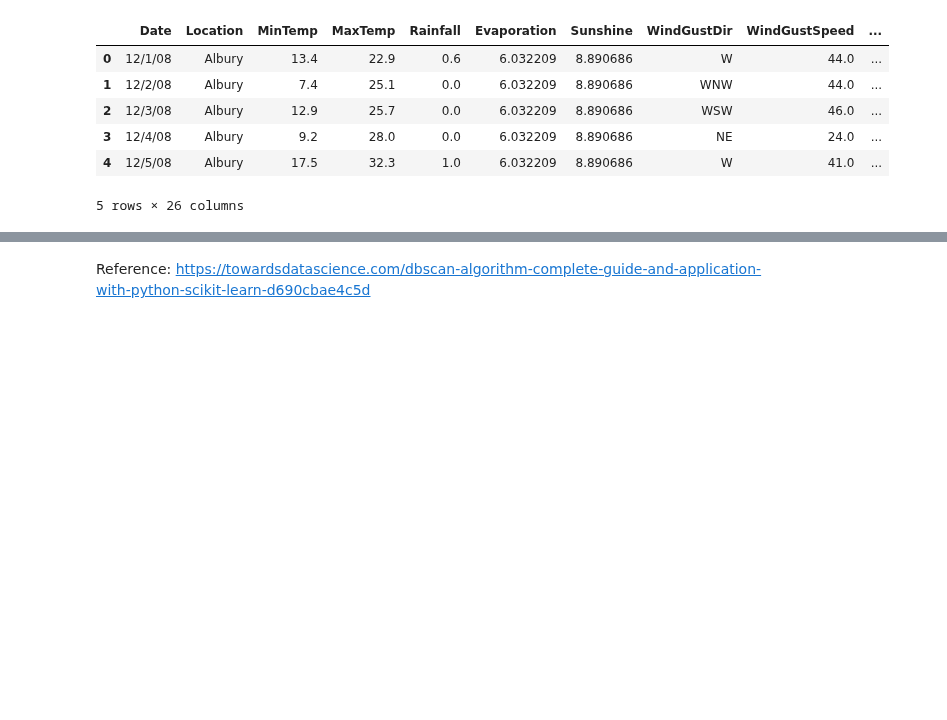
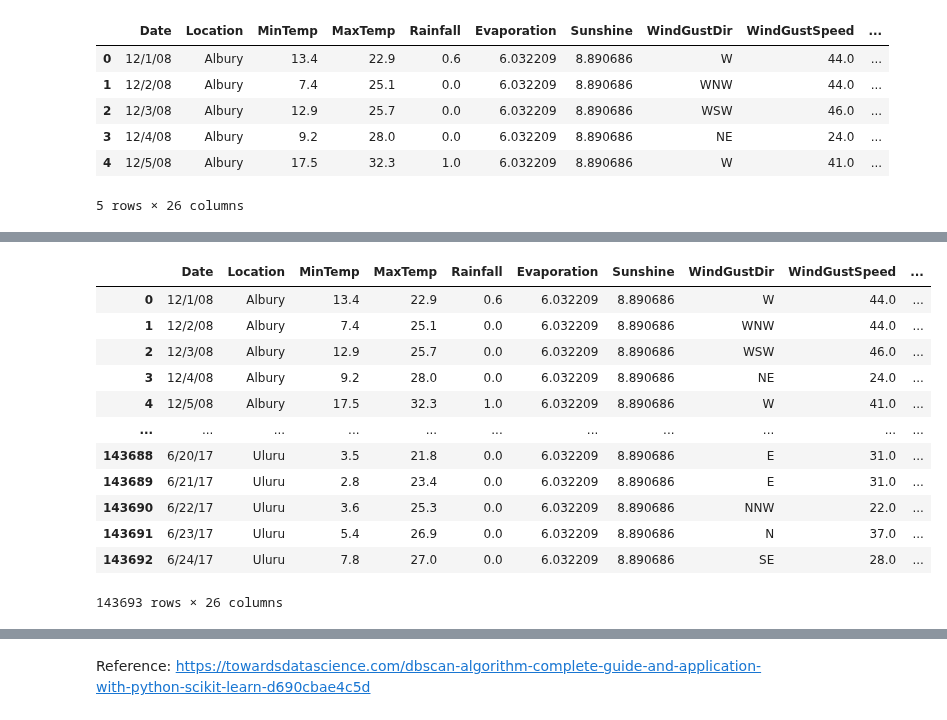
Before and after one commit to ravisiv/AussieWeatherEDA, a Jupyter notebook: Lab3_Group3_Chowdhury_Mittal_Srivastava_Sivaraman.ipynb, the cells around one changed output, grey strips where cells are left out. Drawn from its saved outputs; the diff is of its cells as text; code cells hidden in the pictures; blank space fills up the shorter version.

```diff
--- a/Lab3_Group3_Chowdhury_Mittal_Srivastava_Sivaraman.ipynb
+++ b/Lab3_Group3_Chowdhury_Mittal_Srivastava_Sivaraman.ipynb
@@ -1136,0 +1105,16 @@ ModuleNotFoundError: No module named 'mpl_toolkits.basemap'
+# %%
+df_geo
+# %% [output]
+|  | Date | Location | MinTemp | MaxTemp | Rainfall | Evaporation | Sunshine | WindGustDir | WindGustSpeed | ... |
+| 0 | 12/1/08 | Albury | 13.4 | 22.9 | 0.6 | 6.032209 | 8.890686 | W | 44.0 | ... |
+| 1 | 12/2/08 | Albury | 7.4 | 25.1 | 0.0 | 6.032209 | 8.890686 | WNW | 44.0 | ... |
+| 2 | 12/3/08 | Albury | 12.9 | 25.7 | 0.0 | 6.032209 | 8.890686 | WSW | 46.0 | ... |
+| 3 | 12/4/08 | Albury | 9.2 | 28.0 | 0.0 | 6.032209 | 8.890686 | NE | 24.0 | ... |
+| 4 | 12/5/08 | Albury | 17.5 | 32.3 | 1.0 | 6.032209 | 8.890686 | W | 41.0 | ... |
+| ... | ... | ... | ... | ... | ... | ... | ... | ... | ... | ... |
+| 143688 | 6/20/17 | Uluru | 3.5 | 21.8 | 0.0 | 6.032209 | 8.890686 | E | 31.0 | ... |
+| 143689 | 6/21/17 | Uluru | 2.8 | 23.4 | 0.0 | 6.032209 | 8.890686 | E | 31.0 | ... |
+| 143690 | 6/22/17 | Uluru | 3.6 | 25.3 | 0.0 | 6.032209 | 8.890686 | NNW | 22.0 | ... |
+| 143691 | 6/23/17 | Uluru | 5.4 | 26.9 | 0.0 | 6.032209 | 8.890686 | N | 37.0 | ... |
+| 143692 | 6/24/17 | Uluru | 7.8 | 27.0 | 0.0 | 6.032209 | 8.890686 | SE | 28.0 | ... |
+143693 rows × 26 columns
```
Also changed, not shown: parts of 24 cells of this notebook.
